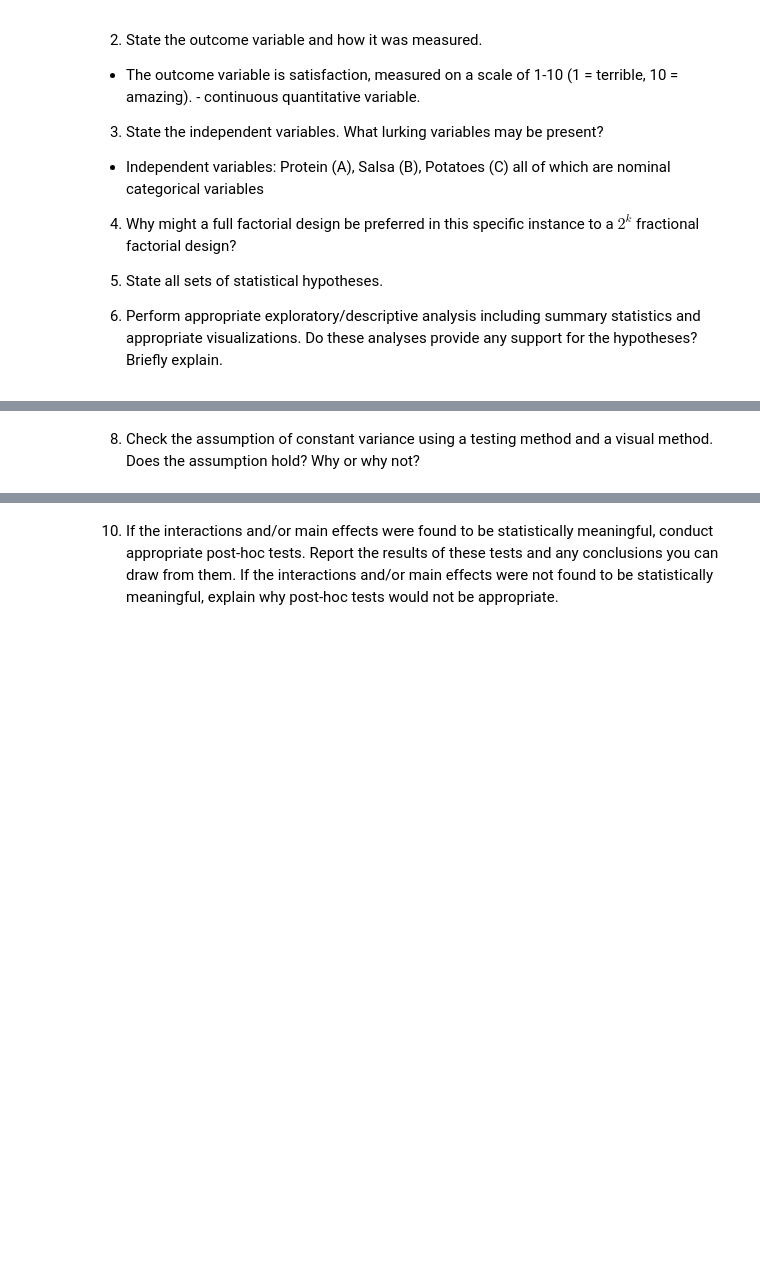
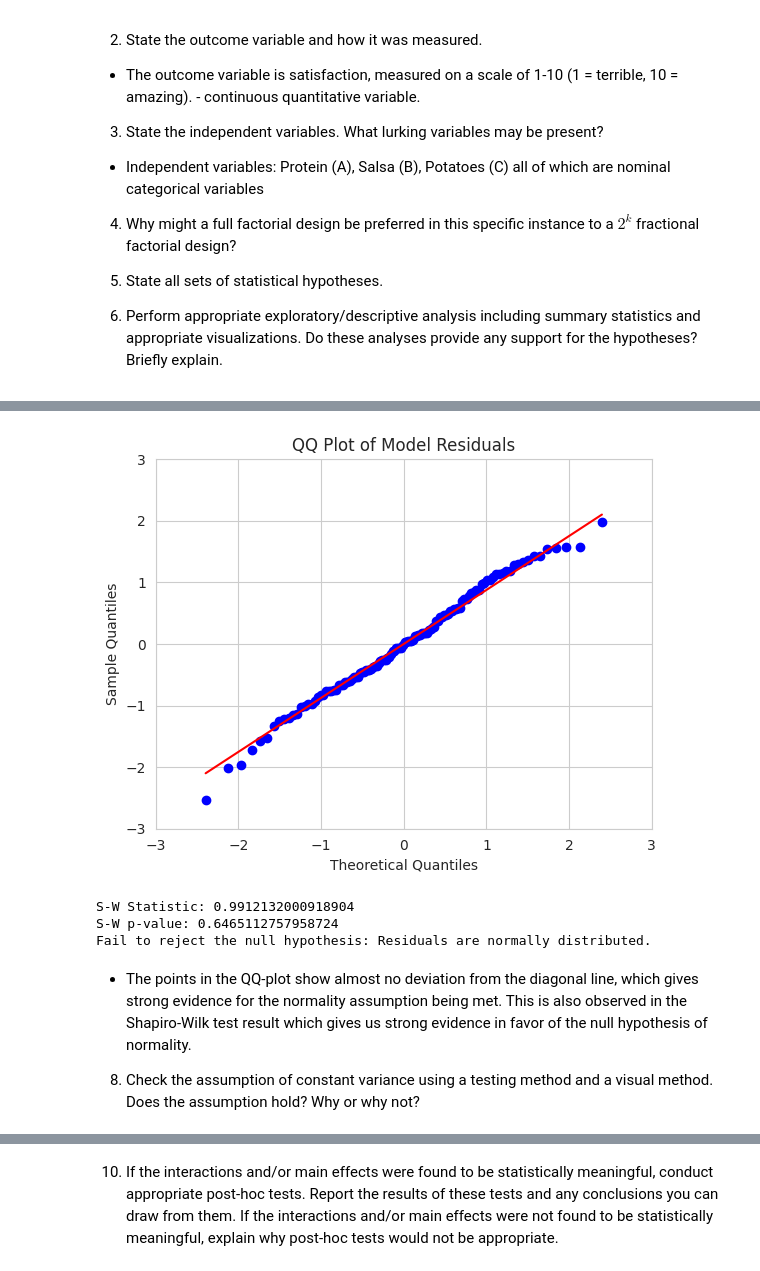
Before and after one commit to kwill580/STAT-7220-Applied-Experimental-Design, a Jupyter notebook: Assignments/Final-Exam/Final-Exam.ipynb, the cells around one changed output, grey strips where cells are left out. Cells and saved outputs as stored; diff of their text form; code cells hidden in the pictures; blank space fills up the shorter version.

```diff
--- a/Assignments/Final-Exam/Final-Exam.ipynb
+++ b/Assignments/Final-Exam/Final-Exam.ipynb
@@ -146,6 +179,41 @@ Yes       6.751667  1.105378
 7. Fit the full factorial ANOVA model. Check the assumption of normality using a testing method and a visual method. Does the assumption hold? Why or why not?
 # %%
-## Question 7 Code ##
+## Fit the ANOVA Model ##
+
+mod = ols('Satisfaction~Protein*Salsa*Potatoes',data=burritos).fit()
+
+## Test Normality Assumption ##
+
+## QQ-Plot ##
+
+## Extract Model Residuals ##
+
+residuals = mod.resid
+
+## Generate QQ plot using seaborn ##
+
+sm.qqplot(residuals,line='s')
+plt.title("QQ Plot of Model Residuals")
+plt.style.use('classic')
+plt.show()
+
+## S-W Test ##
+
+sw = stats.shapiro(residuals)
+sw_statistic = sw[0]
+sw_p_value = sw[1]
+print(f"S-W Statistic: {sw_statistic}")
+print(f"S-W p-value: {sw_p_value}")
+if sw_p_value < 0.05:
+    print("Reject the null hypothesis: Residuals are not normally distributed.")
+else:
+    print("Fail to reject the null hypothesis: Residuals are normally distributed.")
+# %% [output]
+[figure, added]
+S-W Statistic: 0.9912132000918904
+S-W p-value: 0.6465112757958724
+Fail to reject the null hypothesis: Residuals are normally distributed.
 # %% [markdown]
+* The points in the QQ-plot show almost no deviation from the diagonal line, which gives strong evidence for the normality assumption being met. This is also observed in the Shapiro-Wilk test result which gives us strong evidence in favor of the null hypothesis of normality.
 8. Check the assumption of constant variance using a testing method and a visual method. Does the assumption hold? Why or why not?
 # %%
```
Also changed, not shown: parts of 5 cells of this notebook.
